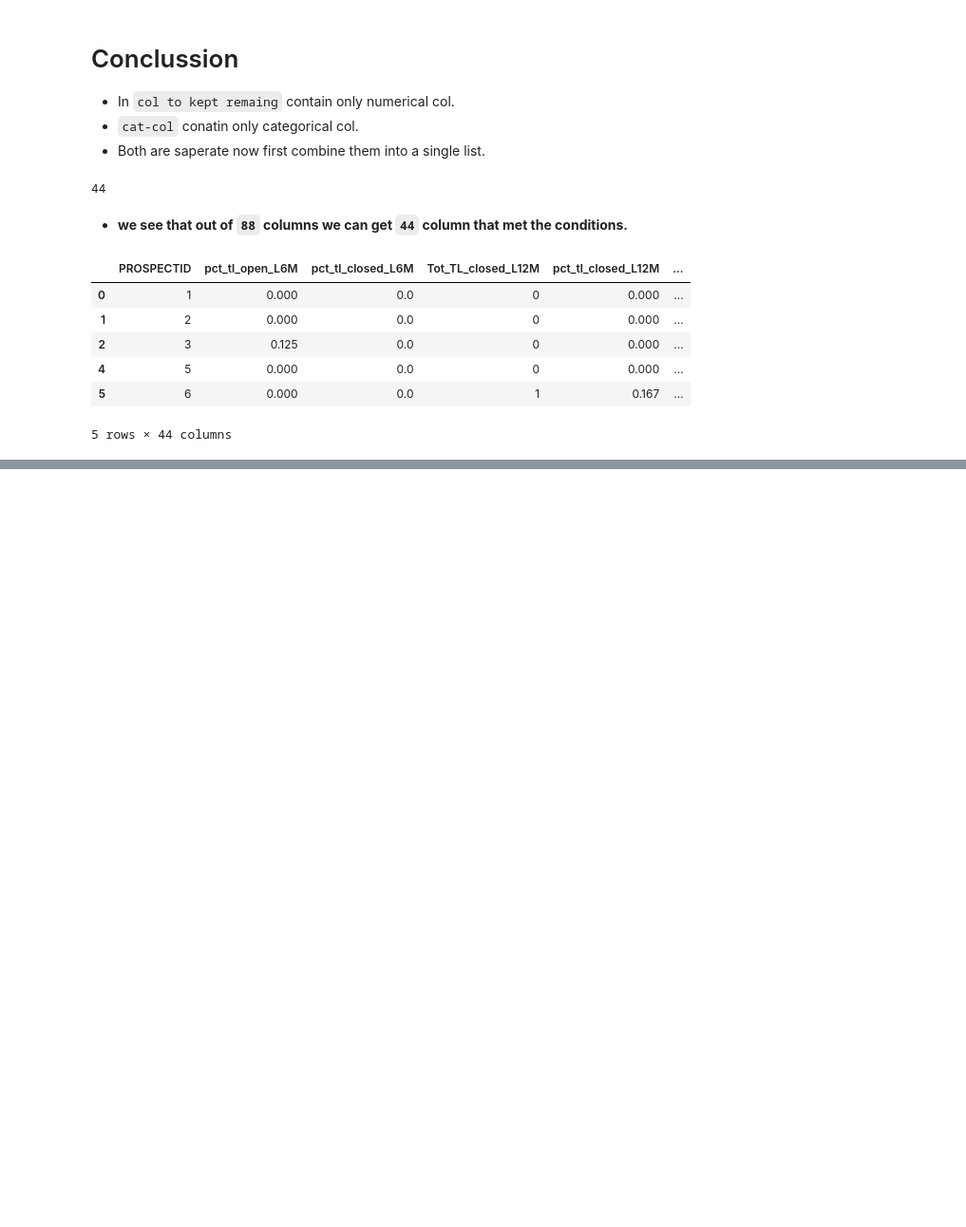
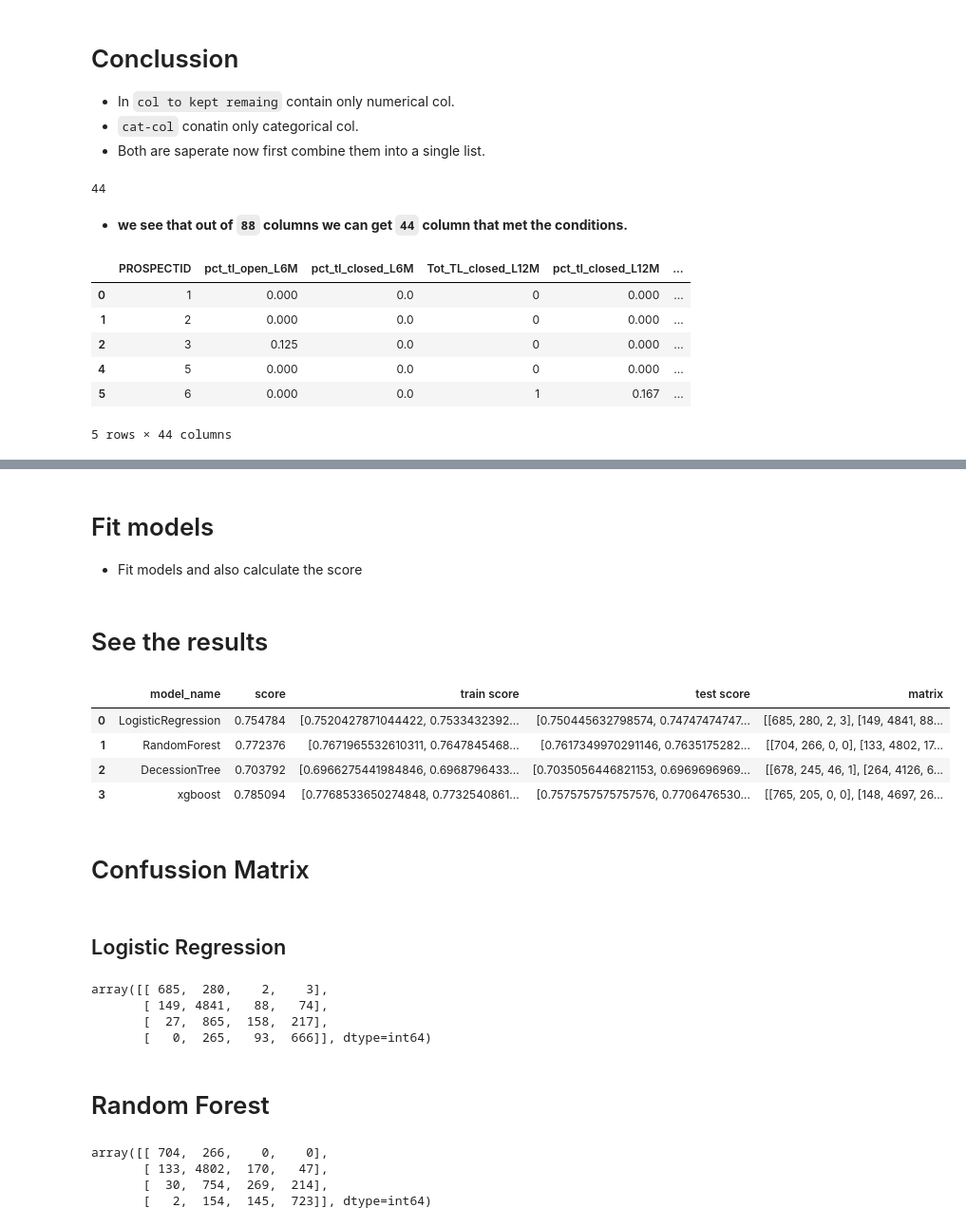
Before and after one commit to Sami606713/CreditRisk, a Jupyter notebook: Credit-Risk-Management.ipynb, the cells around one changed output, grey strips where cells are left out. Shown at 95% size. Saved outputs shown, nothing was run; the diff lists cells and outputs as text; code cells hidden in the pictures; blank space fills up the shorter version.

Commit message:
Training Different Model an find the nest for fine tunning

```diff
--- a/Credit-Risk-Management.ipynb
+++ b/Credit-Risk-Management.ipynb
@@ -827,0 +809,10 @@ Pipeline(steps=[('process',
+# %%
+model_dic={
+    "LogisticRegression":LogisticRegression(),
+    "RandomForest":RandomForestClassifier(),
+    "DecessionTree":DecisionTreeClassifier(),
+    "xgboost":XGBClassifier()
+}
+# %% [markdown]
+# Fit models
+- Fit models and also calculate the score
@@ -827,0 +821,65 @@ Pipeline(steps=[('process',
+# %%
+results={
+    "model_name":[],
+    "score":[],
+    'train score':[],
+    "test score":[],
+    'matrix':[]
+}
+for model_name,model in model_dic.items():
+    final=Pipeline(steps=[
+    ("process",transformer),
+    ("model",model)
+    ])
+
+    # Fit the model pipe
+    final.fit(x_train,y_train)
+
+    # Prediction
+    pre=final.predict(x_test)
+
+    # Calculate score
+    score=accuracy_score(y_test,pre)
+    matrix=confusion_matrix(y_test,pre)
+
+    #Cross val score
+    train_score=cross_val_score(final,x_train,y_train,cv=5,scoring='accuracy')
+    test_score=cross_val_score(final,x_test,y_test,cv=5,scoring='accuracy')
+
+
+    results['model_name'].append(model_name)
+    results['score'].append(score)
+    results['train score'].append(train_score)
+    results['test score'].append(test_score)
+
+    results['matrix'].append(matrix)
+# %% [markdown]
+# See the results
+# %%
+pd.DataFrame(results)
+# %% [output]
+|  | model_name | score | train score | test score | matrix |
+| 0 | LogisticRegression | 0.754784 | [0.7520427871044422, 0.7533432392... | [0.750445632798574, 0.74747474747... | [[685, 280, 2, 3], [149, 4841, 88... |
+| 1 | RandomForest | 0.772376 | [0.7671965532610311, 0.7647845468... | [0.7617349970291146, 0.7635175282... | [[704, 266, 0, 0], [133, 4802, 17... |
+| 2 | DecessionTree | 0.703792 | [0.6966275441984846, 0.6968796433... | [0.7035056446821153, 0.6969696969... | [[678, 245, 46, 1], [264, 4126, 6... |
+| 3 | xgboost | 0.785094 | [0.7768533650274848, 0.7732540861... | [0.7575757575757576, 0.7706476530... | [[765, 205, 0, 0], [148, 4697, 26... |
+# %% [markdown]
+# Confussion Matrix
+# %% [markdown]
+## Logistic Regression
+# %%
+results['matrix'][0]
+# %% [output]
+array([[ 685,  280,    2,    3],
+       [ 149, 4841,   88,   74],
+       [  27,  865,  158,  217],
+       [   0,  265,   93,  666]], dtype=int64)
+# %% [markdown]
+# Random Forest
+# %%
+results['matrix'][1]
+# %% [output]
+array([[ 704,  266,    0,    0],
+       [ 133, 4802,  170,   47],
+       [  30,  754,  269,  214],
+       [   2,  154,  145,  723]], dtype=int64)
```
Also changed, not shown: parts of 79 cells of this notebook, 1 other file.
